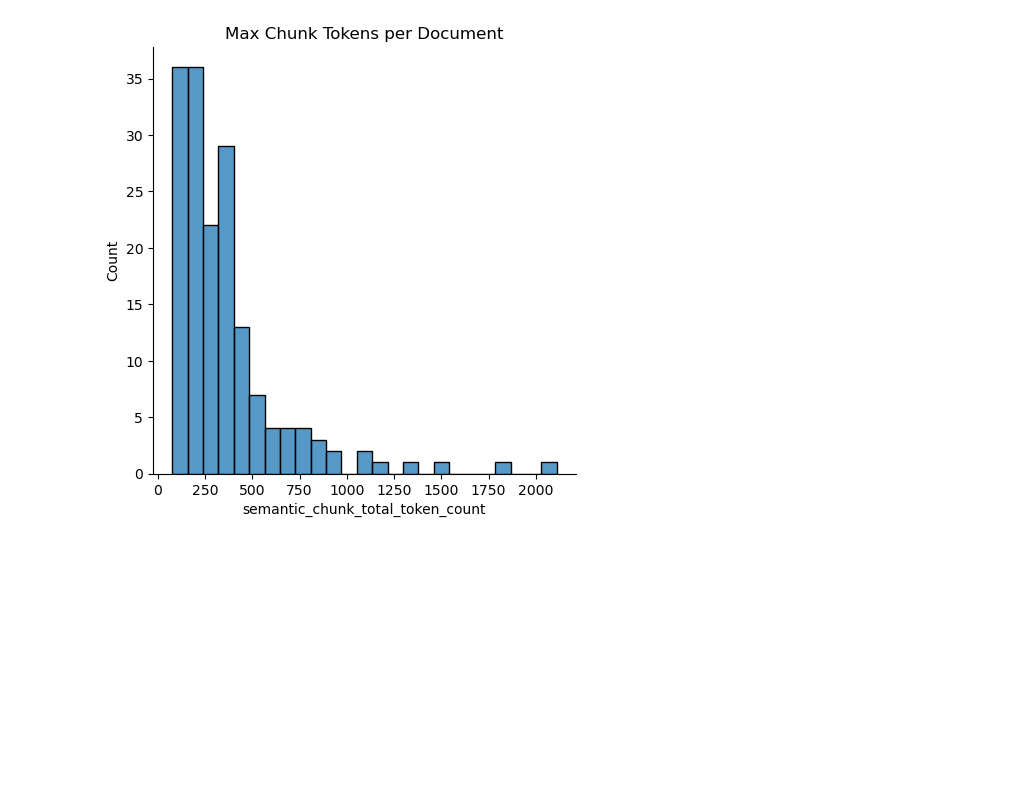
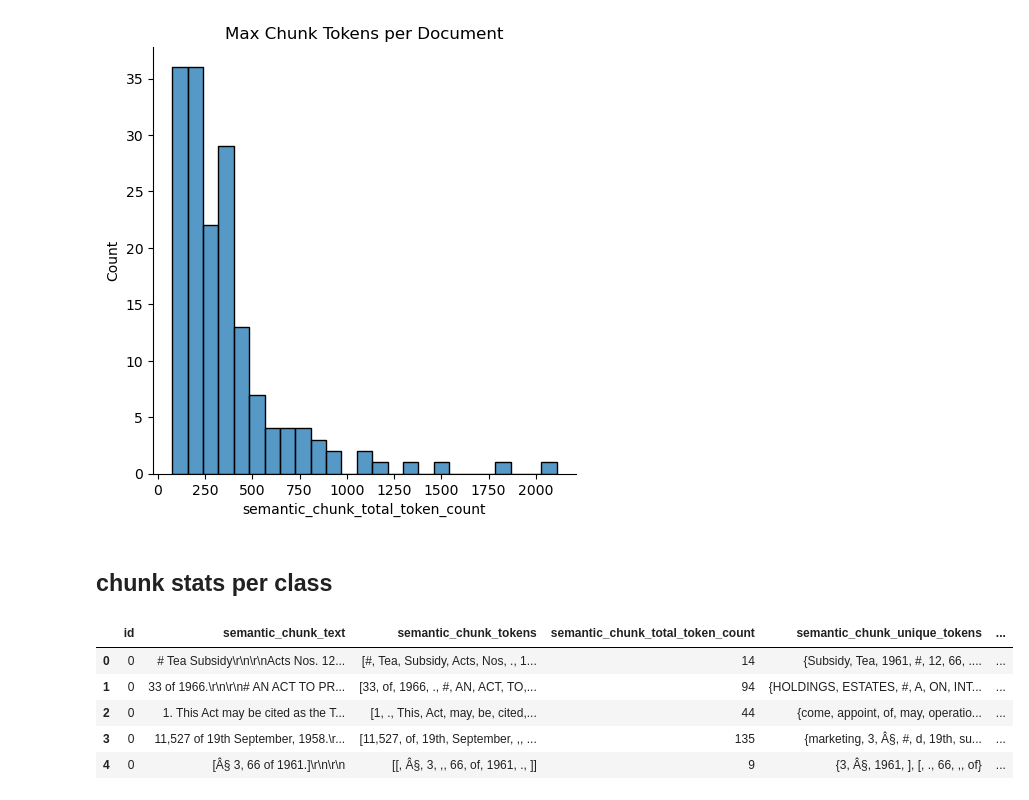
Before and after one commit to OmdenaAI/SriLankaChapter_RegulatoryDecisionMaking, a Jupyter notebook: task-3-eda/experimental_notebooks/Tokenization Statistical Analysis.ipynb, the cells around one changed output. Cells and saved outputs as stored; diff of their text form; code cells hidden in the pictures; blank space fills up the shorter version.

```diff
--- a/task-3-eda/experimental_notebooks/Tokenization Statistical Analysis.ipynb
+++ b/task-3-eda/experimental_notebooks/Tokenization Statistical Analysis.ipynb
@@ -447,3 +470,16 @@ min        77.000000
 max      2110.000000
 Name: semantic_chunk_total_token_count, dtype: float64
 [figure]
+# %% [markdown]
+## chunk stats per class
+# %%
+# left join chunks_df with data on 'id'
+chunks_class_df = pd.merge(chunks_df, data[['id', 'class']], on='id', how='left')
+chunks_class_df.head()
+# %% [output]
+|  | id | semantic_chunk_text | semantic_chunk_tokens | semantic_chunk_total_token_count | semantic_chunk_unique_tokens | ... |
+| 0 | 0 | # Tea Subsidy\r\n\r\nActs Nos. 12... | [#, Tea, Subsidy, Acts, Nos, ., 1... | 14 | {Subsidy, Tea, 1961, #, 12, 66, .... | ... |
+| 1 | 0 | 33 of 1966.\r\n\r\n# AN ACT TO PR... | [33, of, 1966, ., #, AN, ACT, TO,... | 94 | {HOLDINGS, ESTATES, #, A, ON, INT... | ... |
+| 2 | 0 | 1. This Act may be cited as the T... | [1, ., This, Act, may, be, cited,... | 44 | {come, appoint, of, may, operatio... | ... |
+| 3 | 0 | 11,527 of 19th September, 1958.\r... | [11,527, of, 19th, September, ,, ... | 135 | {marketing, 3, Â§, #, d, 19th, su... | ... |
+| 4 | 0 | [Â§ 3, 66 of 1961.]\r\n\r\n | [[, Â§, 3, ,, 66, of, 1961, ., ]] | 9 | {3, Â§, 1961, ], [, ., 66, ,, of} | ... |
```
Also changed, not shown: parts of 6 cells of this notebook.
